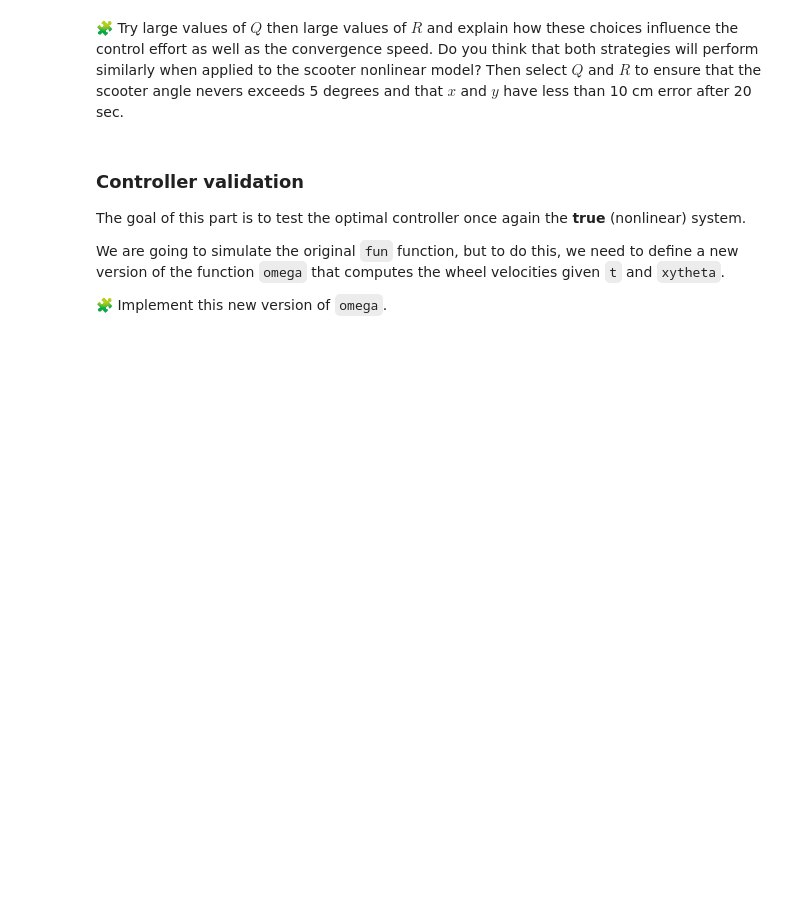
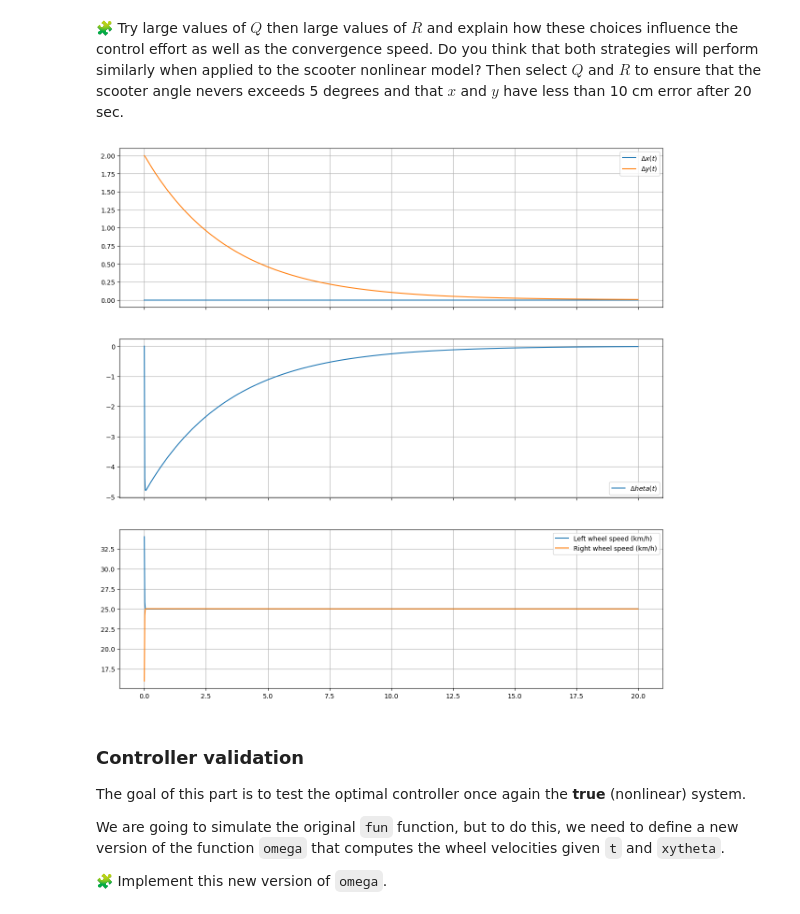
Before and after one commit to ukeeed/control-engineering-with-python-project-2023-2024, a Jupyter notebook: Project_part_3.ipynb, the cells around one changed output. Cells and saved outputs as stored; diff of their text form; code cells hidden in the pictures; blank space fills up the shorter version.

```diff
--- a/Project_part_3.ipynb
+++ b/Project_part_3.ipynb
@@ -797,3 +793,44 @@ pass
+# %%
+new_Q = Q*1
+new_R = R*200
+
+C = solve_continuous_are(A, B, new_Q, new_R)
+K = dot(dot(inv(R), B.T), C)
+
+M = A - dot(B,K)
+poles = eig(M)[0]
+
+def deltaOmega(t, deltaX):
+    return dot(-K,deltaX)
+
+results = solve_ivp(fun=lin_fun, t_span=[0, tf], y0=[0, 2, 0], dense_output=True, rtol=1e-6, atol=1e-12)
+t = linspace(0.0, 20, 1000)
+dx, dy, dtheta = results["sol"](t)
+
+fig, (ax1, ax2, ax3) = subplots(3, 1, sharex=True, figsize=(15, 15))
+
+ax1.grid(True)
+ax1.plot(t, dx, label="$\Delta x(t)$")
+ax1.plot(t, dy, label="$\Delta y(t)$")
+ax1.legend()
+
+ax2.grid(True)
+ax2.plot(t, dtheta * 180 / pi, label="$\Delta\theta(t)$")
+ax2.legend()
+
+dX = results["sol"](t)
+dOmega = -K @ dX
+dOmega_l, dOmega_r = dOmega[0, :], dOmega[1, :]
+omega_l, omega_r = dOmega_l + v / r, dOmega_r + v / r
+left_speed = omega_l*r*3.6
+right_speed = omega_r*r*3.6
+
+ax3.plot(t, left_speed, label="Left wheel speed (km/h)")
+ax3.plot(t, right_speed, label="Right wheel speed (km/h)")
+ax3.legend()
+ax3.grid()
+# %% [output]
+[figure, added]
 # %% [markdown]
 ### Controller validation
 
```
Also changed, not shown: parts of 13 cells of this notebook.
